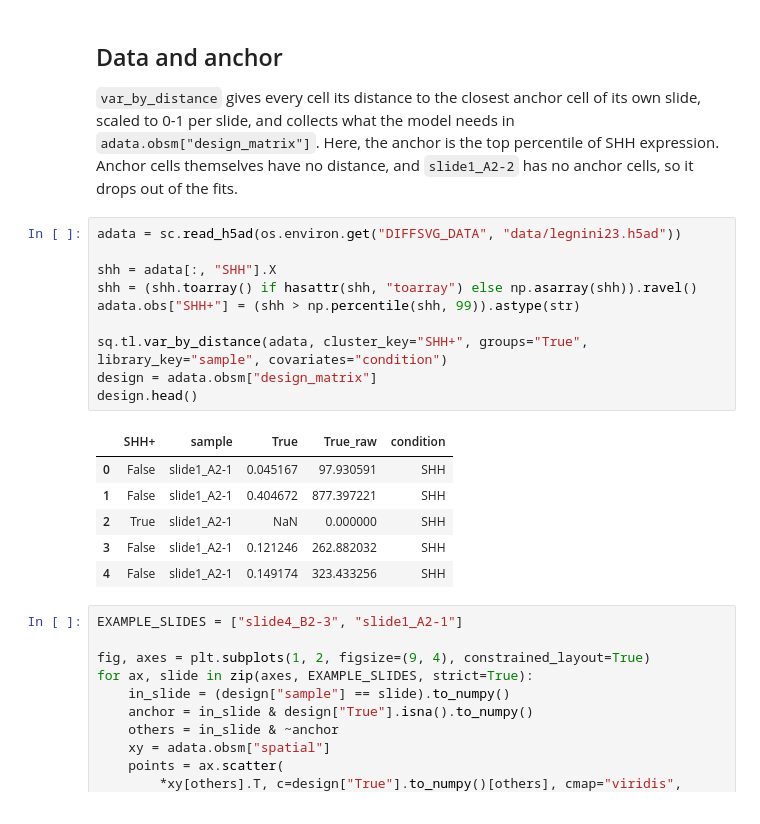
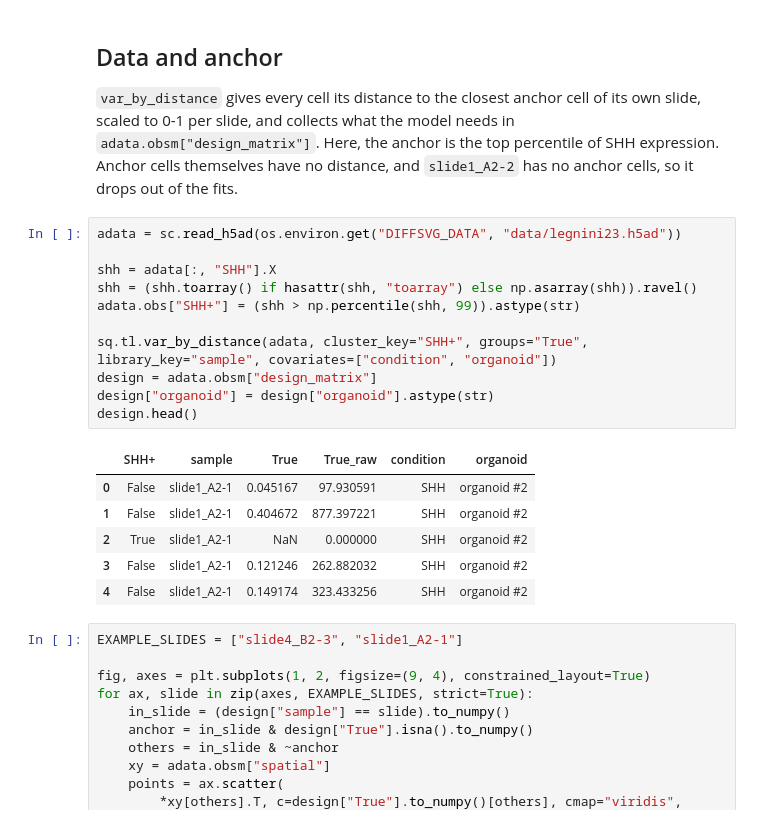
Before and after one commit to theislab/diffsvg, a Jupyter notebook: docs/notebooks/full_tutorial.ipynb, the cells around one changed output. Cells and saved outputs as stored; diff of their text form.

```diff
--- a/docs/notebooks/full_tutorial.ipynb
+++ b/docs/notebooks/full_tutorial.ipynb
@@ -40,20 +40,21 @@ timings = {}
 # %%
 adata = sc.read_h5ad(os.environ.get("DIFFSVG_DATA", "data/legnini23.h5ad"))
 
 shh = adata[:, "SHH"].X
 shh = (shh.toarray() if hasattr(shh, "toarray") else np.asarray(shh)).ravel()
 adata.obs["SHH+"] = (shh > np.percentile(shh, 99)).astype(str)
 
-sq.tl.var_by_distance(adata, cluster_key="SHH+", groups="True", library_key="sample", covariates="condition")
+sq.tl.var_by_distance(adata, cluster_key="SHH+", groups="True", library_key="sample", covariates=["condition", "organoid"])
 design = adata.obsm["design_matrix"]
+design["organoid"] = design["organoid"].astype(str)
 design.head()
 # %% [output]
-|  | SHH+ | sample | True | True_raw | condition |
-| 0 | False | slide1_A2-1 | 0.045167 | 97.930591 | SHH |
-| 1 | False | slide1_A2-1 | 0.404672 | 877.397221 | SHH |
-| 2 | True | slide1_A2-1 | NaN | 0.000000 | SHH |
-| 3 | False | slide1_A2-1 | 0.121246 | 262.882032 | SHH |
-| 4 | False | slide1_A2-1 | 0.149174 | 323.433256 | SHH |
+|  | SHH+ | sample | True | True_raw | condition | organoid |
+| 0 | False | slide1_A2-1 | 0.045167 | 97.930591 | SHH | organoid #2 |
+| 1 | False | slide1_A2-1 | 0.404672 | 877.397221 | SHH | organoid #2 |
+| 2 | True | slide1_A2-1 | NaN | 0.000000 | SHH | organoid #2 |
+| 3 | False | slide1_A2-1 | 0.121246 | 262.882032 | SHH | organoid #2 |
+| 4 | False | slide1_A2-1 | 0.149174 | 323.433256 | SHH | organoid #2 |
 # %%
 EXAMPLE_SLIDES = ["slide4_B2-3", "slide1_A2-1"]
 
```
Also changed, not shown: parts of 19 cells of this notebook, 7 other files.
